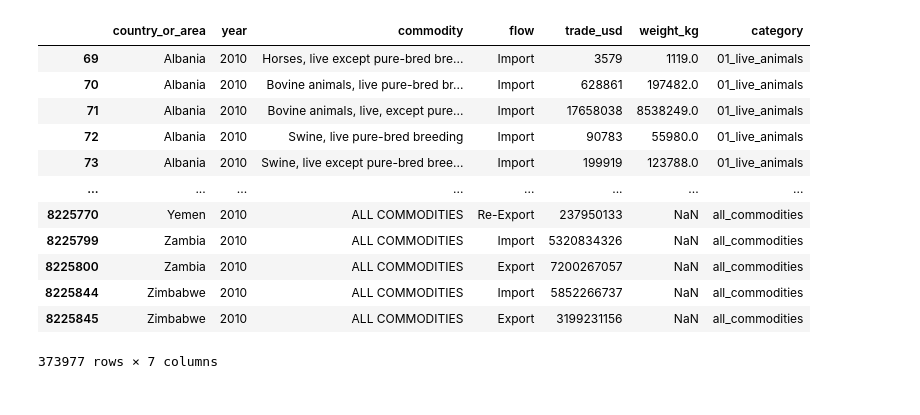
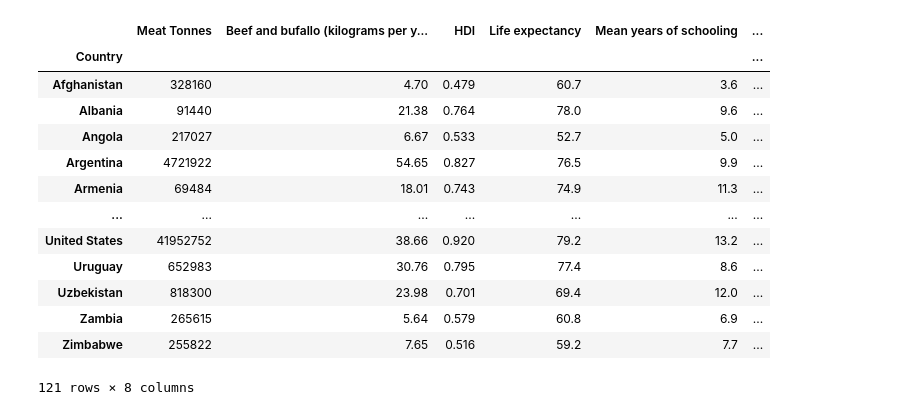
Before and after one commit to leofmandrade/Projeto-2-Cdados, a Jupyter notebook: Projeto 2 CDados.ipynb, the cells around one changed output. Saved outputs shown, nothing was run; the diff lists cells and outputs as text; code cells hidden in the pictures.

Commit message:
concluindo targets

```diff
--- a/Projeto 2 CDados.ipynb
+++ b/Projeto 2 CDados.ipynb
@@ -62,5 +36,4 @@ consumo_2010_per_cpt
 # %%
 feature_IDH = pd.read_csv('HDI.csv')
-IDH_dados_importantes = feature_IDH.loc[:,['Id', 'Country', 'HDI', 'Life expectancy', 'Mean years of schooling', 'Coefficient of human inequality']]
-
-IDH_dados_importantes
+IDH_dados_importantes = feature_IDH.loc[:,['Country', 'HDI', 'Life expectancy', 'Mean years of schooling', 'Coefficient of human inequality']]
+pais_IDH = IDH_dados_importantes['Country']
@@ -82,4 +41,5 @@ IDH_dados_importantes
 feature_desemprego_pais = pd.read_csv('API_ILO_country_YU.csv')
 
 desemprego_2010 = feature_desemprego_pais.loc[:,['Country Name', '2010']]
-desemprego_2010
+desemprego_2010 = desemprego_2010.rename(columns={'Country Name' : 'Country'})
+desemprego_2010 = desemprego_2010.rename(columns={'2010' : 'Desemprego em 2010'})
@@ -101,4 +47,4 @@ desemprego_2010
 feature_pib = pd.read_csv('GDP.csv')
 
 pib_2010 = feature_pib.loc[:,['Country ', '2010']]
-pib_2010
+pib_2010 = pib_2010.rename(columns={'2010' : 'PIB em 2010'})
@@ -121,18 +53,27 @@ feature_dados_commodity = pd.read_csv('commodity_trade_statistics_data.csv')
 ano_2010 = feature_dados_commodity['year'] == 2010
 commodity_2010 = feature_dados_commodity.loc[ano_2010, :]
 commodity_2010 = commodity_2010.loc[:, ['country_or_area', 'year', 'commodity', 'flow', 'trade_usd', 'weight_kg', 'category']]
-commodity_2010
-# %% [output]
-|  | country_or_area | year | commodity | flow | trade_usd | weight_kg | category |
-| 69 | Albania | 2010 | Horses, live except pure-bred bre... | Import | 3579 | 1119.0 | 01_live_animals |
-| 70 | Albania | 2010 | Bovine animals, live pure-bred br... | Import | 628861 | 197482.0 | 01_live_animals |
-| 71 | Albania | 2010 | Bovine animals, live, except pure... | Import | 17658038 | 8538249.0 | 01_live_animals |
-| 72 | Albania | 2010 | Swine, live pure-bred breeding | Import | 90783 | 55980.0 | 01_live_animals |
-| 73 | Albania | 2010 | Swine, live except pure-bred bree... | Import | 199919 | 123788.0 | 01_live_animals |
-| ... | ... | ... | ... | ... | ... | ... | ... |
-| 8225770 | Yemen | 2010 | ALL COMMODITIES | Re-Export | 237950133 | NaN | all_commodities |
-| 8225799 | Zambia | 2010 | ALL COMMODITIES | Import | 5320834326 | NaN | all_commodities |
-| 8225800 | Zambia | 2010 | ALL COMMODITIES | Export | 7200267057 | NaN | all_commodities |
-| 8225844 | Zimbabwe | 2010 | ALL COMMODITIES | Import | 5852266737 | NaN | all_commodities |
-| 8225845 | Zimbabwe | 2010 | ALL COMMODITIES | Export | 3199231156 | NaN | all_commodities |
-373977 rows × 7 columns
+# %%
+tabela_1 = target_carne_produzida.set_index('Country').join(consumo_2010_per_cpt.set_index('Country'), lsuffix='_carne', rsuffix='_consumo')
+tabela_2 = tabela_1.join(IDH_dados_importantes.set_index('Country'), lsuffix='_carne', rsuffix='_consumo')
+tabela_3 = tabela_2.join(desemprego_2010.set_index('Country'), lsuffix='_carne', rsuffix='_consumo' )
+tabela_final = tabela_3.join(pib_2010.set_index('Country '), lsuffix='_carne', rsuffix='_consumo')
+# %%
+tabela_final = tabela_final.dropna()
+tabela_final = tabela_final.drop(columns=['Code', 'Year_consumo', 'Year_carne'])
+tabela_final
+# %% [output]
+|  | Meat Tonnes | Beef and bufallo (kilograms per y... | HDI | Life expectancy | Mean years of schooling | ... |
+| Country |  |  |  |  |  | ... |
+| Afghanistan | 328160 | 4.70 | 0.479 | 60.7 | 3.6 | ... |
+| Albania | 91440 | 21.38 | 0.764 | 78.0 | 9.6 | ... |
+| Angola | 217027 | 6.67 | 0.533 | 52.7 | 5.0 | ... |
+| Argentina | 4721922 | 54.65 | 0.827 | 76.5 | 9.9 | ... |
+| Armenia | 69484 | 18.01 | 0.743 | 74.9 | 11.3 | ... |
+| ... | ... | ... | ... | ... | ... | ... |
+| United States | 41952752 | 38.66 | 0.920 | 79.2 | 13.2 | ... |
+| Uruguay | 652983 | 30.76 | 0.795 | 77.4 | 8.6 | ... |
+| Uzbekistan | 818300 | 23.98 | 0.701 | 69.4 | 12.0 | ... |
+| Zambia | 265615 | 5.64 | 0.579 | 60.8 | 6.9 | ... |
+| Zimbabwe | 255822 | 7.65 | 0.516 | 59.2 | 7.7 | ... |
+121 rows × 8 columns
```
Also changed, not shown: parts of 17 cells of this notebook.
